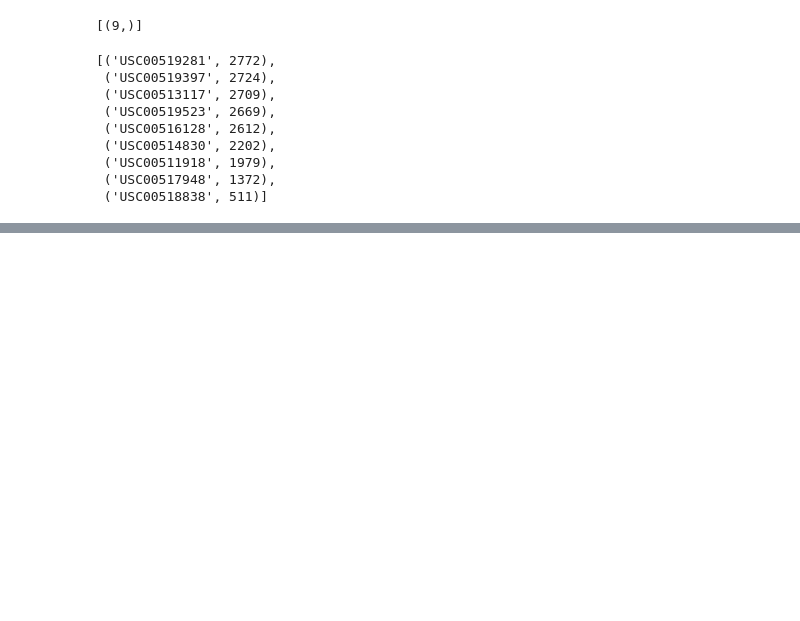
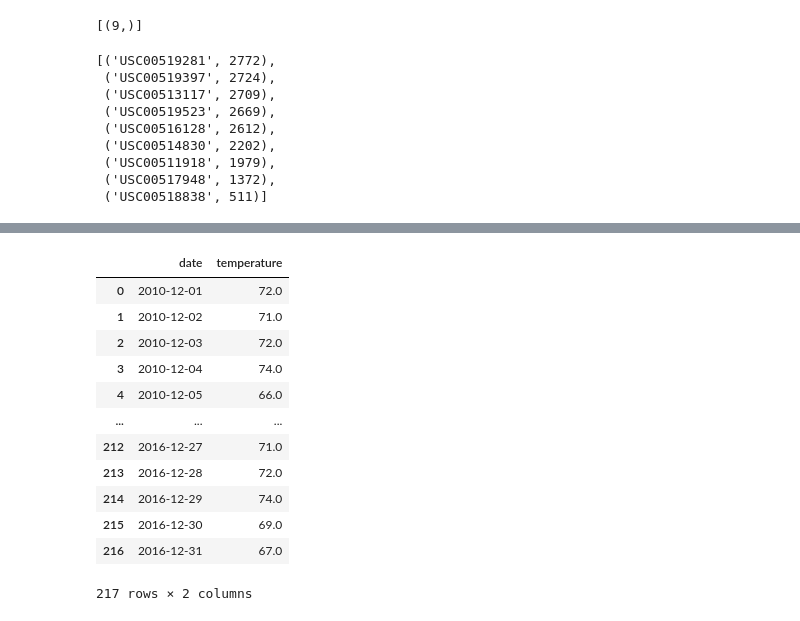
Before and after one commit to harg74/Surf-s_Up, a Jupyter notebook: SurfsUp_Challenge.ipynb, the cells around one changed output, grey strips where cells are left out. Drawn from its saved outputs; the diff is of its cells as text; code cells hidden in the pictures; blank space fills up the shorter version.

```diff
--- a/SurfsUp_Challenge.ipynb
+++ b/SurfsUp_Challenge.ipynb
@@ -222,0 +303,17 @@ group_by(Measurement.station).order_by(func.count(Measurement.station).desc()).a
+# %%
+station_dec_df=pd.DataFrame(station_dec, columns=['date', 'temperature'])
+station_dec_df
+# %% [output]
+|  | date | temperature |
+| 0 | 2010-12-01 | 72.0 |
+| 1 | 2010-12-02 | 71.0 |
+| 2 | 2010-12-03 | 72.0 |
+| 3 | 2010-12-04 | 74.0 |
+| 4 | 2010-12-05 | 66.0 |
+| ... | ... | ... |
+| 212 | 2016-12-27 | 71.0 |
+| 213 | 2016-12-28 | 72.0 |
+| 214 | 2016-12-29 | 74.0 |
+| 215 | 2016-12-30 | 69.0 |
+| 216 | 2016-12-31 | 67.0 |
+217 rows × 2 columns
```
Also changed, not shown: parts of 6 cells of this notebook.
